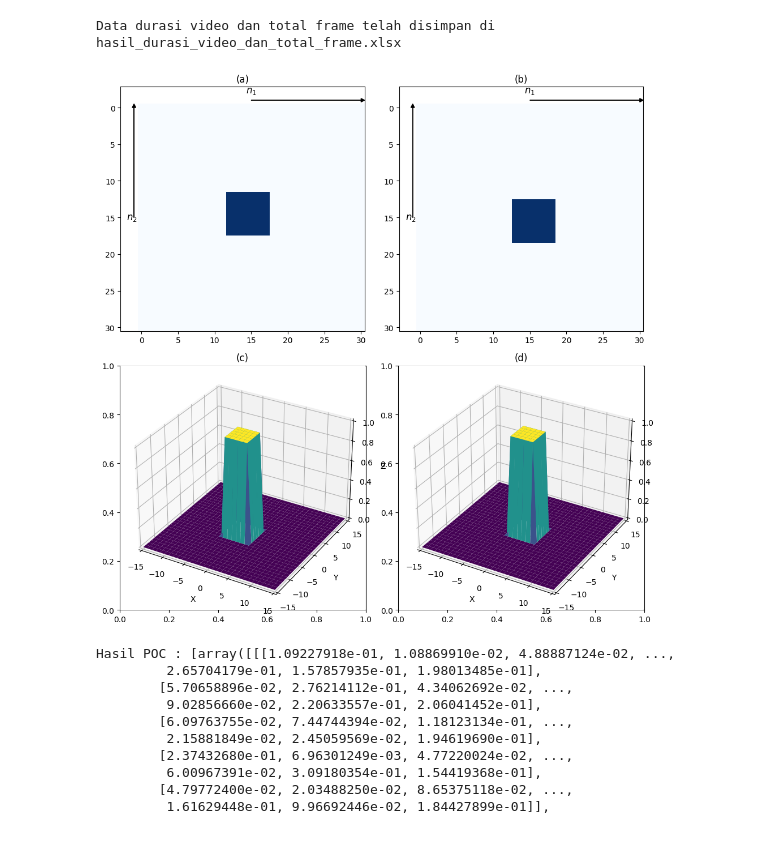
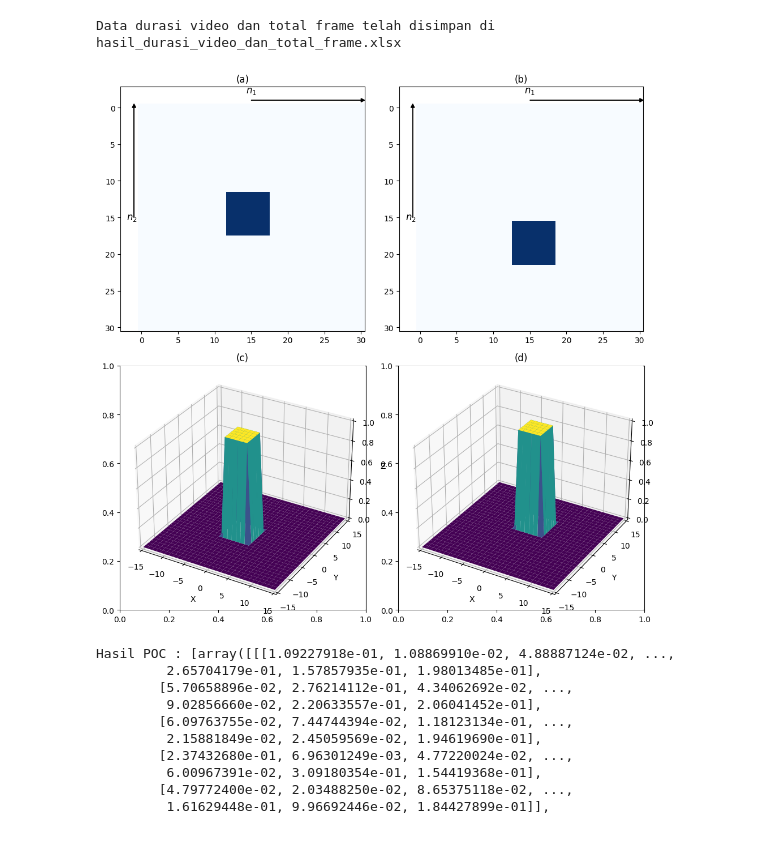
Before and after one commit to rikurunico/micro-expression, a Jupyter notebook: test.ipynb, the cells around one changed output. Cells and saved outputs as stored; diff of their text form; code cells hidden in the pictures.

```diff
--- a/test.ipynb
+++ b/test.ipynb
@@ -431,7 +431,7 @@ end = start + square_size
 grid[start:end, start:end] = 1
 
 # Shift the square to the right and down by 1 pixel
-shift_x, shift_y = 1, 1
+shift_x, shift_y = 1, 4
 shifted_grid[start + shift_y:end + shift_y, start + shift_x:end + shift_x] = 1
 
 # Set up the figure and axes
@@ -455,34 +455,34 @@ axs[0, 1].text(half_size, -2, r'$n_1$', fontsize=12, horizontalalignment='center
 # Plot the 3D surface plots
 X, Y = np.meshgrid(np.arange(size) - half_size, np.arange(size) - half_size)
 
 ax3 = fig.add_subplot(2, 2, 3, projection='3d')
 ax3.plot_surface(X, Y, grid, cmap='viridis', edgecolor='none')
 ax3.set_title('(c)')
 ax3.set_xlabel('X')
 ax3.set_ylabel('Y')
 ax3.set_zlabel('Z')
 ax3.set_xlim(-half_size, half_size)
 ax3.set_ylim(-half_size, half_size)
 ax3.set_zlim(0, 1)
 
 ax4 = fig.add_subplot(2, 2, 4, projection='3d')
 ax4.plot_surface(X, Y, shifted_grid, cmap='viridis', edgecolor='none')
 ax4.set_title('(d)')
 ax4.set_xlabel('X')
 ax4.set_ylabel('Y')
 ax4.set_zlabel('Z')
 ax4.set_xlim(-half_size, half_size)
 ax4.set_ylim(-half_size, half_size)
 ax4.set_zlim(0, 1)
 
 # hapus grid plt
 # for ax in axs.flatten():
 #     ax.axis('off')
 
 plt.tight_layout()
 plt.show()
 # %% [output]
-[figure, old version]
+[figure, new version]
 # %%
 # Extraction Feature POC, Vektor, Quadran Test
 import numpy as np
```
Also changed, not shown: parts of 1 cell of this notebook, 5 other files.
